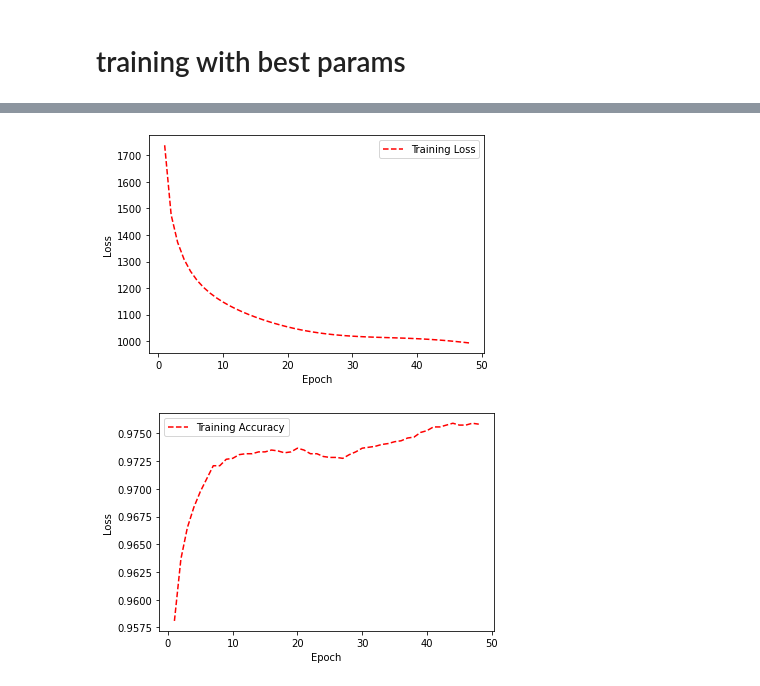
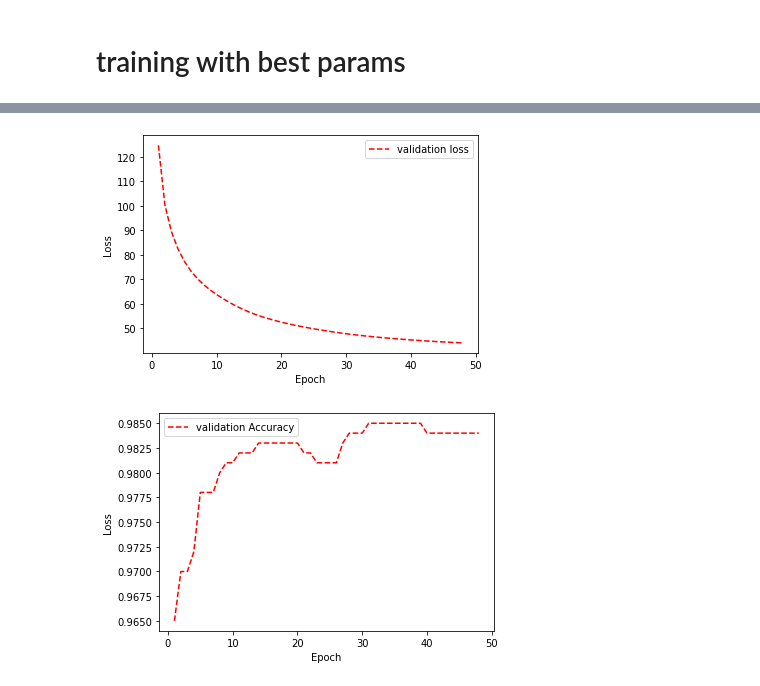
Before and after one commit to akshatgoel92/vanilla-perceptron, a Jupyter notebook: src/04_Hyperparameter tuning.ipynb, the cells around one changed output, grey strips where cells are left out. Drawn from its saved outputs; the diff is of its cells as text; code cells hidden in the pictures.

Commit message:
added plots for validation loss and accuracies for best hyperparameters

```diff
--- a/src/04_Hyperparameter tuning.ipynb
+++ b/src/04_Hyperparameter tuning.ipynb
@@ -32,7 +32,7 @@ def forward_pass(X, weights, biases):
     z1 = W1 @ X + b1
     a1 = sigmoid(z1)
 
-    z2 = W2 @ z1 + b2
+    z2 = W2 @ a1 + b2
     a2 = sigmoid(z2)
 
 
@@ -325,7 +326,9 @@ history = {
     "losses": [],
     "biases": [biases],
     "accuracies": [],
-    "velocity":[velocity]
+    "velocity":[velocity],
+    "dev_accuracies" :[],
+    "dev_loss":[]
 }
 momentum = 0.001
 def update_parameters_with_momentum(weights,biases,gradients,learning_rate,velocity,momentum):
@@ -346,7 +349,7 @@ def update_parameters_with_momentum(weights,biases,gradients,learning_rate,veloc
     return weights ,biases,velocity
 
 
-def batch_training_with_momentum(batch_size,weights,biases,history,X,y,momentum,lr):
+def batch_training_with_momentum(batch_size,weights,biases,history,X,y,momentum,lr,X_dev,y_dev):
     offset = 0
     for epoch in range(epochs):
         offset = 0
@@ -381,11 +384,19 @@ def batch_training_with_momentum(batch_size,weights,biases,history,X,y,momentum,
         loss = get_log_loss(y, y_prob)
         accuracy = get_accuracy(y, y_pred)
 
+        activations_dev = forward_pass(X_dev,weights,biases)
+        y_dev_prob =  activations_dev[-1]
+        y_dev_pred = np.where(y_dev_prob > 0.5, 1, 0)
+        loss_dev = get_log_loss(y_dev,y_dev_prob)
+        accuracy_dev = get_accuracy(y_dev,y_dev_pred)
+
         history["weights"].append(weights)
         history["losses"].append(loss)
         history["biases"].append(biases)
         history["velocity"].append(velocity)
         history["accuracies"].append(accuracy)
+        history["dev_accuracies"].append(accuracy_dev)
+        history['dev_loss'].append(loss_dev)
 
         if np.isnan(loss):
             break
@@ -618,17 +652,19 @@ best_params
 weights, biases = initialize(X_train_flattened)
 epochs = 50
 velocity = initialize_velocity(weights,biases)
-momentum = 0.002
-lr = 0.04
+momentum = 0.005
+lr = 0.07
 batch_size = 16
 history = {
-            "weights": [weights],
-            "losses": [],
-            "biases": [biases],
-            "accuracies": [],
-             "velocity":[velocity]
-            }
-history = batch_training_with_momentum(batch_size,weights,biases,history,X_train_flattened,y_train,momentum,lr)
+    "weights": [weights],
+    "losses": [],
+    "biases": [biases],
+    "accuracies": [],
+    "velocity":[velocity],
+    "dev_accuracies" :[],
+    "dev_loss":[]
+}
+history = batch_training_with_momentum(batch_size,weights,biases,history,X_train_flattened,y_train,momentum,lr,X_dev_flattened,y_dev)
 # %% [output]
 epoch : 0  batch: 0
 epoch : 0  batch: 2000
@@ -650,8 +686,8 @@ loss after epoch:  49 :  987.6516843362203
 # %%
-plot_loss("loss.png", history["losses"][:-2])
+plot_loss("loss.png", history["dev_loss"][:-2],label = "validation loss")
 # %% [output]
-[figure, old version]
+[figure, new version]
 # %%
-plot_loss("accuracy.png", history["accuracies"][:-2], label='Training Accuracy')
+plot_loss("accuracy.png", history["dev_accuracies"][:-2], label='validation Accuracy')
 # %% [output]
-[figure, old version]
+[figure, new version]
```
Also changed, not shown: parts of 14 cells of this notebook, 2 other files.
